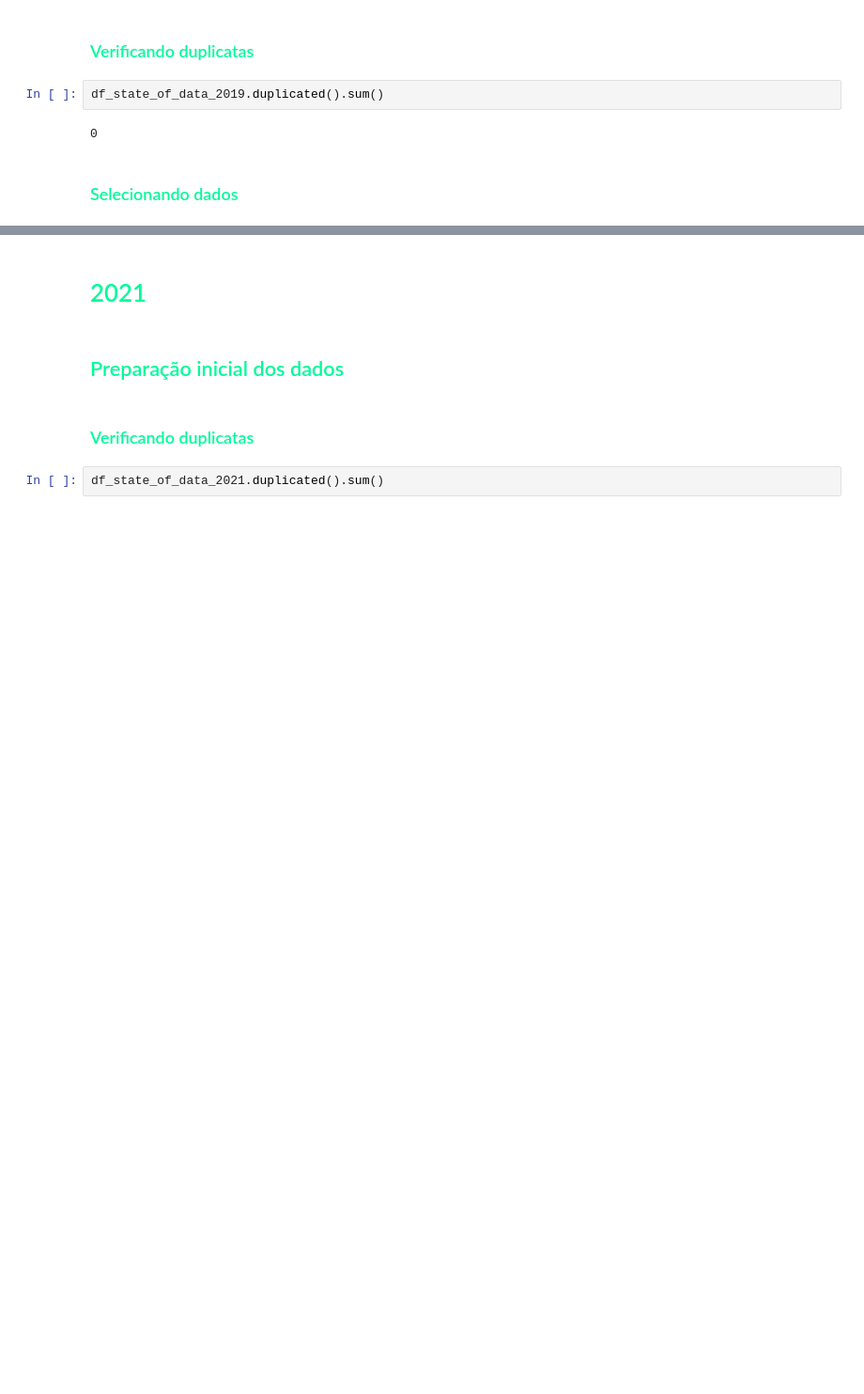
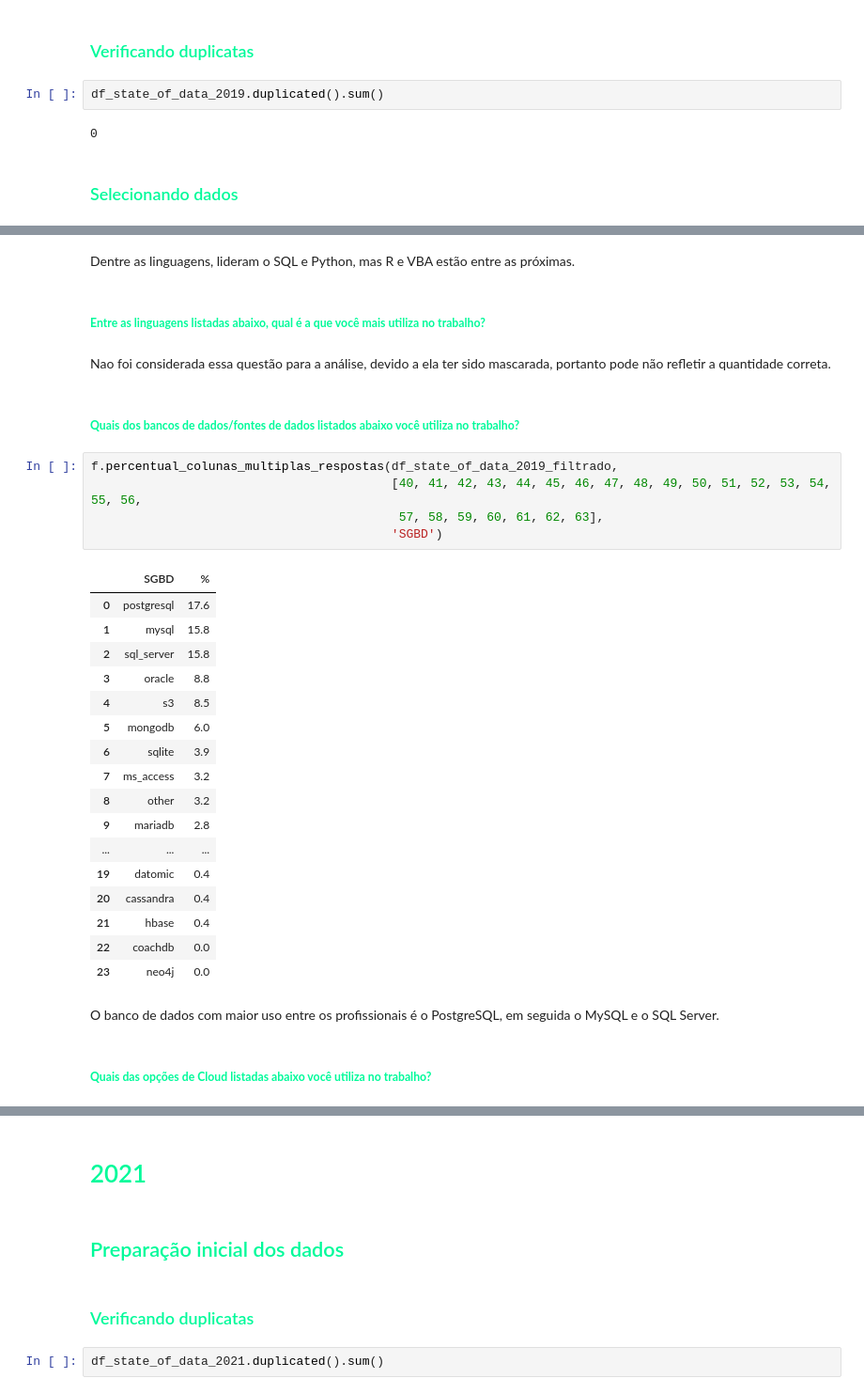
Before and after one commit to FranciscoFoz/state-of-data-2019-2021-2022, a Jupyter notebook: Analise_carreira_analista_de_dados.ipynb, the cells around one changed output, grey strips where cells are left out. Shown at 94% size. Saved outputs shown, nothing was run; the diff lists cells and outputs as text; blank space fills up the shorter version.

```diff
--- a/Analise_carreira_analista_de_dados.ipynb
+++ b/Analise_carreira_analista_de_dados.ipynb
@@ -188,0 +370,38 @@ array(['Empregado (CTL)', 'Estagiário', 'Freelancer',
+# %% [markdown]
+Dentre as linguagens, lideram o SQL e Python, mas  R e VBA estão entre as próximas.
+# %% [markdown]
+##### <font color= MediumSpringGreen> **Entre as linguagens listadas abaixo, qual é a que você mais utiliza no trabalho?**
+ </font>
+# %% [markdown]
+Nao foi considerada essa questão para a análise, devido a ela ter sido mascarada, portanto pode não refletir a quantidade correta.
+# %% [markdown]
+##### <font color= MediumSpringGreen> **Quais dos bancos de dados/fontes de dados listados abaixo você utiliza no trabalho?**
+ </font>
+# %%
+f.percentual_colunas_multiplas_respostas(df_state_of_data_2019_filtrado,
+                                         [40, 41, 42, 43, 44, 45, 46, 47, 48, 49, 50, 51, 52, 53, 54, 55, 56,
+                                          57, 58, 59, 60, 61, 62, 63],
+                                         'SGBD')
+# %% [output]
+|  | SGBD | % |
+| 0 | postgresql | 17.6 |
+| 1 | mysql | 15.8 |
+| 2 | sql_server | 15.8 |
+| 3 | oracle | 8.8 |
+| 4 | s3 | 8.5 |
+| 5 | mongodb | 6.0 |
+| 6 | sqlite | 3.9 |
+| 7 | ms_access | 3.2 |
+| 8 | other | 3.2 |
+| 9 | mariadb | 2.8 |
+| ... | ... | ... |
+| 19 | datomic | 0.4 |
+| 20 | cassandra | 0.4 |
+| 21 | hbase | 0.4 |
+| 22 | coachdb | 0.0 |
+| 23 | neo4j | 0.0 |
+# %% [markdown]
+O banco de dados com maior uso entre os profissionais é o PostgreSQL, em seguida o MySQL e o SQL Server.
+# %% [markdown]
+##### <font color= MediumSpringGreen> **Quais das opções de Cloud listadas abaixo você utiliza no trabalho?**
+ </font>
```
Also changed, not shown: parts of 54 cells of this notebook.
